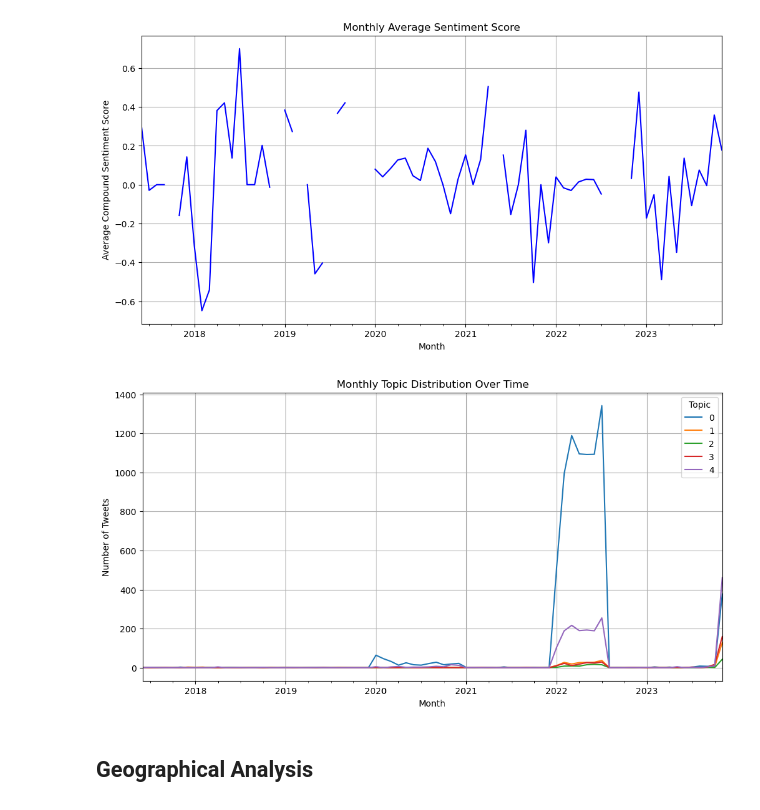
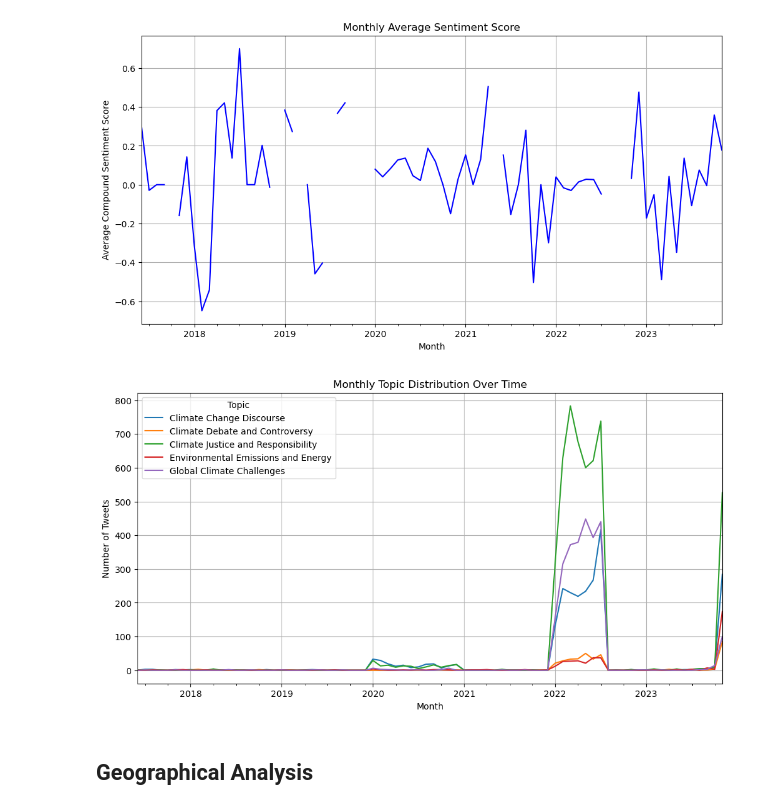
Before and after one commit to ZSoleimani/Tweets-network, a Jupyter notebook: Tweets-network.ipynb, the cells around one changed output. Cells and saved outputs as stored; diff of their text form; code cells hidden in the pictures.

```diff
--- a/Tweets-network.ipynb
+++ b/Tweets-network.ipynb
@@ -256,0 +249,19 @@ topics
+# %%
+# Applying LDA topic modeling
+tweets_preprocessed = tweets_cleaned['Processed_Text']
+lda_model, topics = perform_lda(tweets_preprocessed)  # Capture both outputs
+
+# Print summarized topics
+print("Summarized Topics:")
+for topic in topics:
+    print(topic)
+
+# Print detailed topics
+num_topics = 5  # number of topics
+words_per_topic = 10  # number of words to display per topic
+
+print("\nDetailed Topics:")
+for i in range(num_topics):
+    words = lda_model.show_topic(i, topn=words_per_topic)
+    topic_words = ", ".join([word for word, prob in words])
+    print(f"Topic {i}: {topic_words}")
@@ -300,38 +375,32 @@ plt.show()
 # %% [output]
 [figure]
 # %%
-# Create the Document-Term Matrix for LDA analysis
-dictionary = corpora.Dictionary(tweets_cleaned['Processed_Text'])
-doc_term_matrix = [dictionary.doc2bow(doc) for doc in tweets_cleaned['Processed_Text']]
-
-# Performing LDA
-lda_model = LdaModel(corpus=doc_term_matrix, id2word=dictionary, num_topics=5, passes=15)
-
-def get_dominant_topic(doc_bow):
-    """Get the dominant topic for a given document."""
+# Function to get dominant topic number and name
+def get_dominant_topic_and_name(doc_bow):
     topic_distribution = lda_model.get_document_topics(doc_bow)
     topic_distribution = sorted(topic_distribution, key=lambda x: x[1], reverse=True)
-    return topic_distribution[0][0] if topic_distribution else None
+    topic_number = topic_distribution[0][0] if topic_distribution else None
+    return topic_number, topic_names.get(topic_number, "Unknown")
 
-# Assigning dominant topic to each tweet
-tweets_cleaned['Topic'] = [get_dominant_topic(doc_bow) for doc_bow in doc_term_matrix]
+# Assigning dominant topic number and name to each tweet
+tweets_cleaned['Topic'], tweets_cleaned['Topic_Name'] = zip(*[get_dominant_topic_and_name(doc_bow) for doc_bow in doc_term_matrix])
 
-# Ensure 'Time' is in datetime format and set as index (if not already done)
+# Ensure 'Time' is in datetime format and set as index
 tweets_cleaned.index = pd.to_datetime(tweets_cleaned.index)
 
 # Counting the number of tweets in each topic per month
-monthly_topic_distribution = tweets_cleaned.groupby('Topic').resample('M').size().unstack(fill_value=0)
+monthly_topic_distribution = tweets_cleaned.groupby('Topic_Name').resample('M').size().unstack(fill_value=0)
 
 # Plotting the topic distribution over time
 monthly_topic_distribution.T.plot(kind='line', figsize=(12, 6))  # Transpose for proper formatting
 plt.title('Monthly Topic Distribution Over Time')
 plt.xlabel('Month')
 plt.ylabel('Number of Tweets')
 plt.legend(title='Topic')
 plt.grid(True)
 plt.show()
 # %% [output]
-[figure, old version]
+[figure, new version]
 # %% [markdown]
 ## Geographical Analysis
 # %%
```
Also changed, not shown: parts of 12 cells of this notebook.
